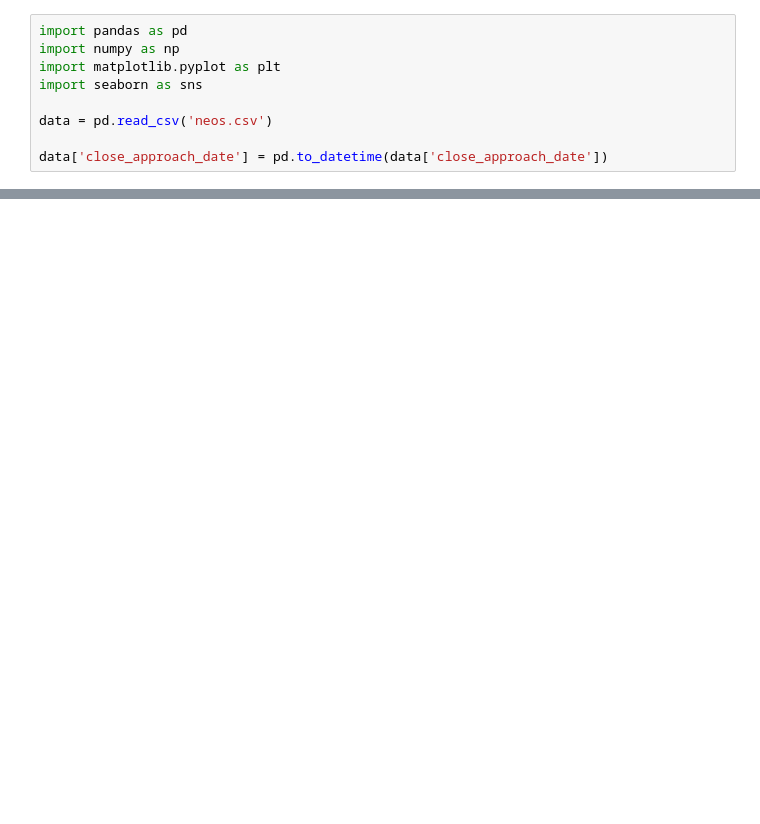
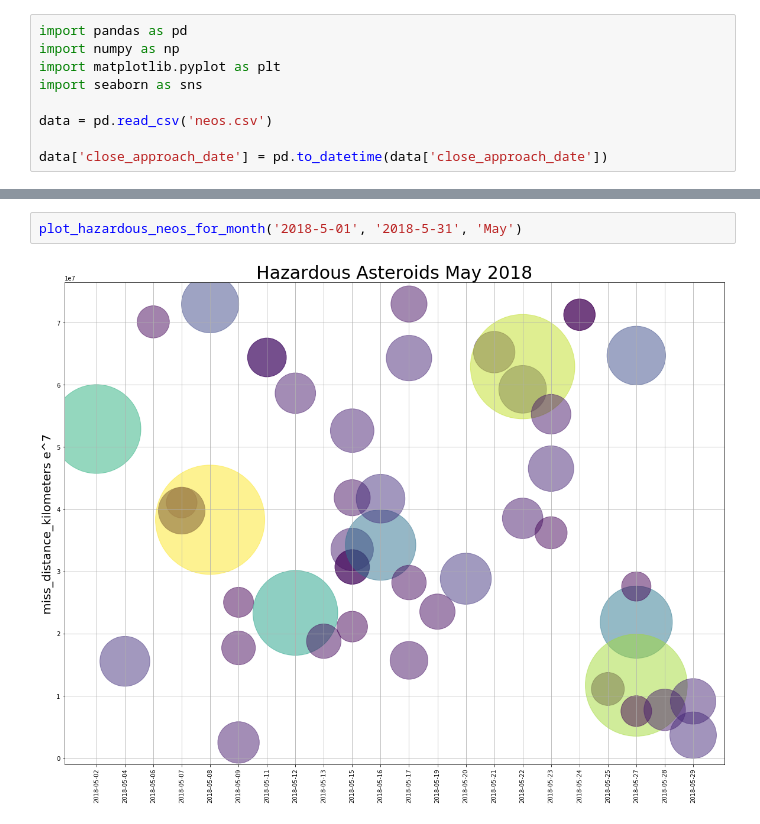
Before and after one commit to 1powechri2/Adventures-In-Data-with-Jupyter, a Jupyter notebook: size_and_proximity_by_month.ipynb, the cells around one changed output, grey strips where cells are left out. Drawn from its saved outputs; the diff is of its cells as text; blank space fills up the shorter version.

```diff
--- a/size_and_proximity_by_month.ipynb
+++ b/size_and_proximity_by_month.ipynb
@@ -53,0 +58,4 @@ plot_hazardous_neos_for_month('2018-3-01', '2018-3-31', 'March')
+# %%
+plot_hazardous_neos_for_month('2018-5-01', '2018-5-31', 'May')
+# %% [output]
+[figure, added]
```
Also changed, not shown: parts of 13 cells of this notebook.
